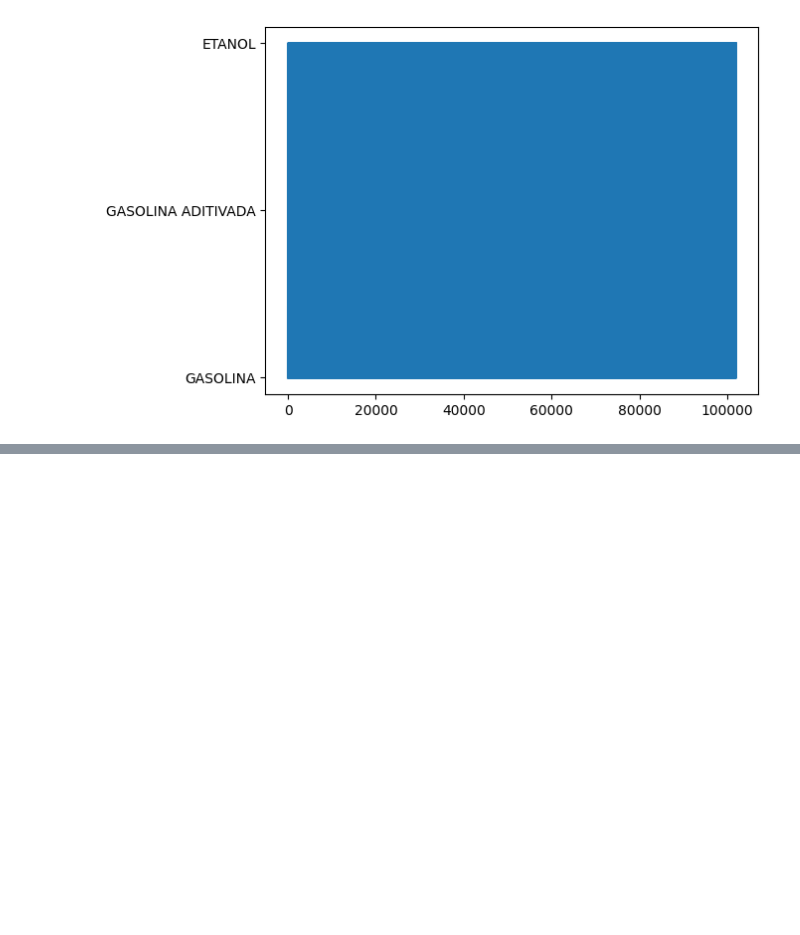
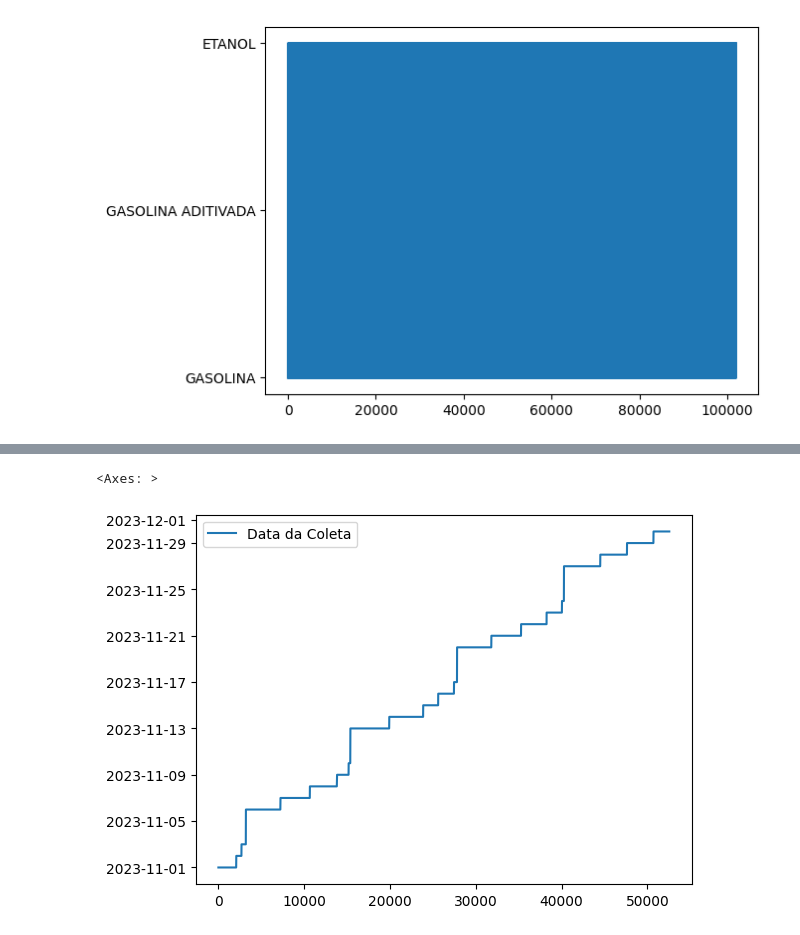
Before and after one commit to arthurlorran1/Projeto-4, a Jupyter notebook: notebook.ipynb, the cells around one changed output, grey strips where cells are left out. Saved outputs shown, nothing was run; the diff lists cells and outputs as text; code cells hidden in the pictures; blank space fills up the shorter version.

```diff
--- a/notebook.ipynb
+++ b/notebook.ipynb
@@ -245,0 +289,5 @@ plt.plot(tabela['Produto'])
+# %%
+etanol_novembro.plot()
+# %% [output]
+<Axes: >
+[figure, added]
```
Also changed, not shown: parts of 12 cells of this notebook.
